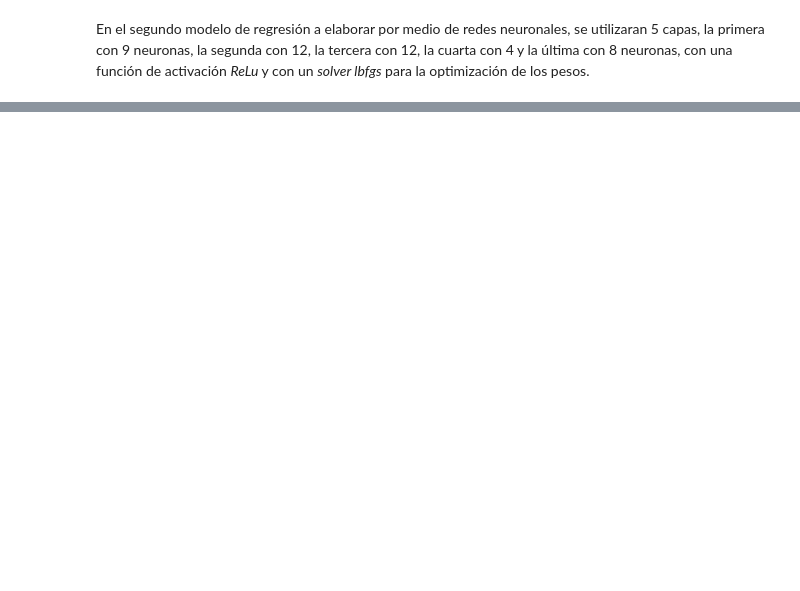
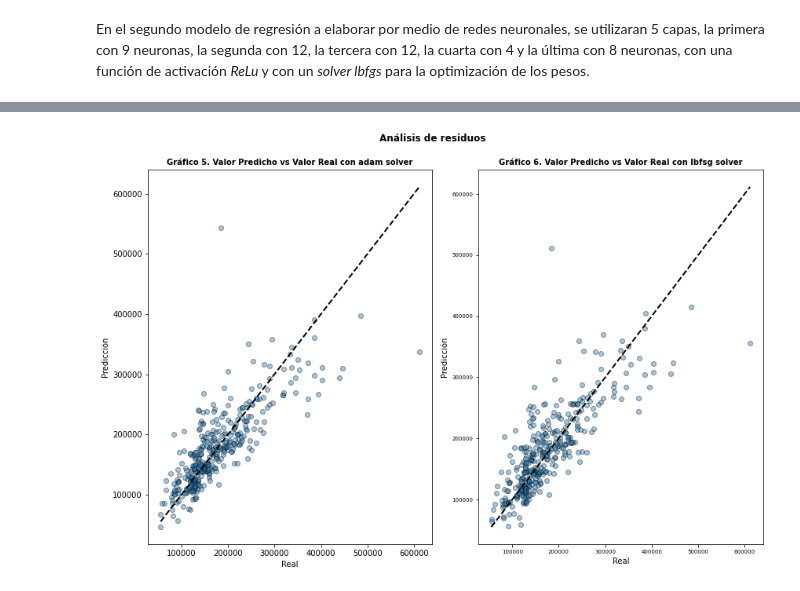
Before and after one commit to DiaZa13/data_mining, a Jupyter notebook: hoja07/neural_networks.ipynb, the cells around one changed output, grey strips where cells are left out. Saved outputs shown, nothing was run; the diff lists cells and outputs as text; code cells hidden in the pictures; blank space fills up the shorter version.

```diff
--- a/hoja07/neural_networks.ipynb
+++ b/hoja07/neural_networks.ipynb
@@ -253,0 +402,26 @@ lbfgs_rg_model.fit(predictors_train, target_train)
+# %%
+# Extraído de: https://www.cienciadedatos.net/documentos/py10-regresion-lineal-python.html
+
+fig, axes = plt.subplots(nrows=1, ncols=2, figsize=(12,8))
+
+# Comparación entre valores predichos y valores reales
+axes[0].scatter(target_test, prediction_adam, edgecolors=(0, 0, 0), alpha = 0.4)
+axes[0].plot([target_test.min(), target_test.max()], [target_test.min(), target_test.max()], 'k--', lw=2)
+axes[0].set_title('Gráfico 5. Valor Predicho vs Valor Real con adam solver', fontsize = 10, fontweight = "bold")
+axes[0].set_xlabel('Real')
+axes[0].set_ylabel('Predicción')
+plt.tick_params(labelsize = 7)
+
+# Comparación entre valores predichos y valores reales
+axes[1].scatter(target_test, prediction_lbfsg, edgecolors=(0, 0, 0), alpha = 0.4)
+axes[1].plot([target_test.min(), target_test.max()], [target_test.min(), target_test.max()], 'k--', lw=2)
+axes[1].set_title('Gráfico 6. Valor Predicho vs Valor Real con lbfsg solver', fontsize = 10, fontweight = "bold")
+axes[1].set_xlabel('Real')
+axes[1].set_ylabel('Predicción')
+plt.tick_params(labelsize = 7)
+
+fig.tight_layout()
+plt.subplots_adjust(top=0.9)
+fig.suptitle('Análisis de residuos', fontsize = 12, fontweight = "bold");
+# %% [output]
+[figure, added]
```
Also changed, not shown: parts of 28 cells of this notebook, 1 other file.
